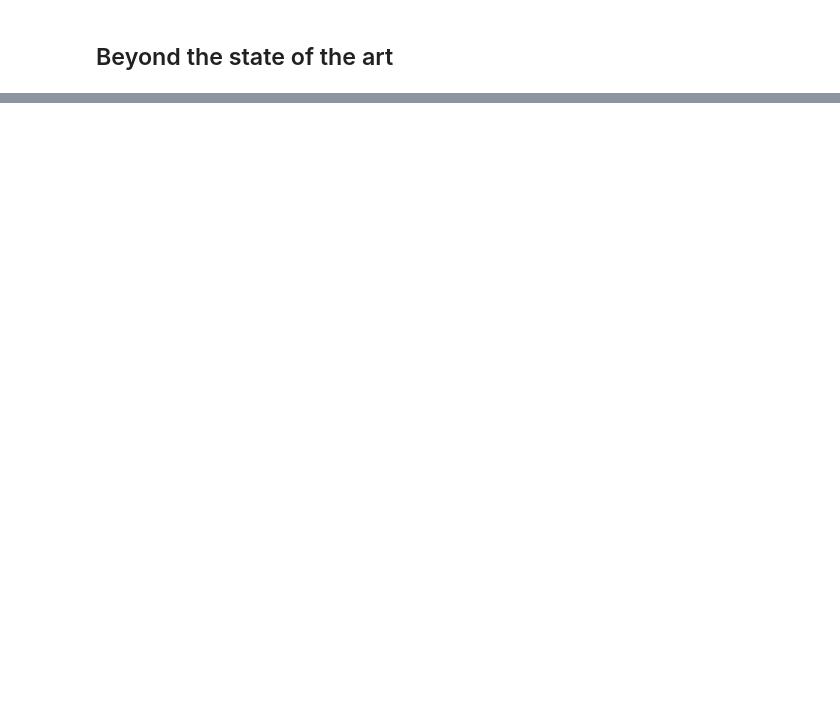
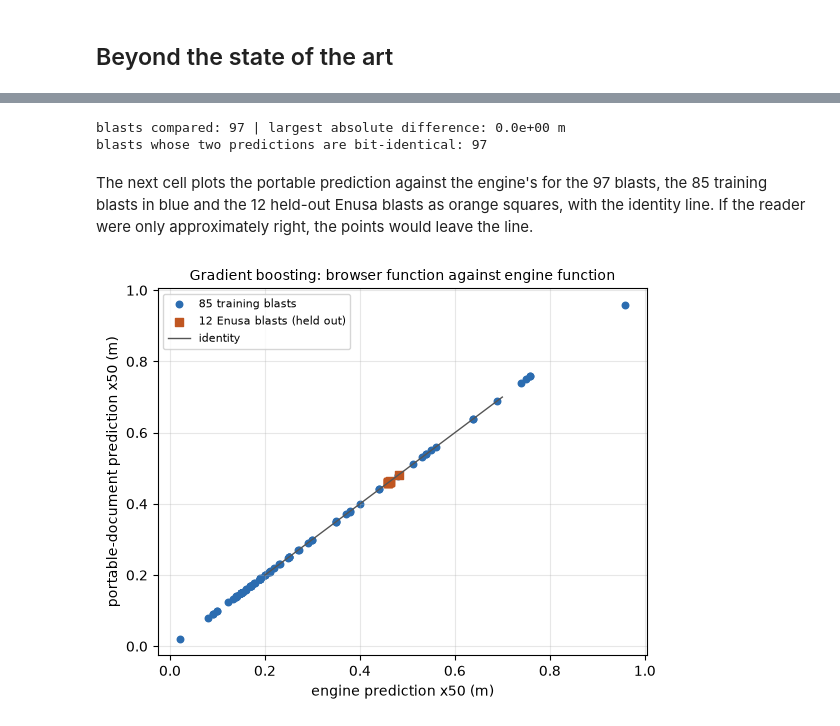
Before and after one commit to fsantibanezleal/CAOS_Fragmenta, a Jupyter notebook: notebooks/en/06-design-response/03-learned-arms-served-live-from-a-portable-document.ipynb, the cells around one changed output, grey strips where cells are left out. Cells and saved outputs as stored; diff of their text form; code cells hidden in the pictures; blank space fills up the shorter version.

```diff
--- a/notebooks/en/06-design-response/03-learned-arms-served-live-from-a-portable-document.ipynb
+++ b/notebooks/en/06-design-response/03-learned-arms-served-live-from-a-portable-document.ipynb
@@ -190,0 +124,28 @@ stacking    burden-tight                    0.4604        0.4604
+# %%
+# Evaluate the document with the reference reader on all 97 blasts and compare with the engine's own prediction
+engine = np.array([p.x50_m for p in model.predict(train)])
+portable = np.array([bf.predict_portable(document, blast)[0] for blast in train])
+residual = portable - engine
+print("blasts compared:", len(train), "| largest absolute difference:", f"{np.abs(residual).max():.1e}", "m")
+print("blasts whose two predictions are bit-identical:", int((residual == 0).sum()))
+# %% [output]
+blasts compared: 97 | largest absolute difference: 0.0e+00 m
+blasts whose two predictions are bit-identical: 97
+# %% [markdown]
+The next cell plots the portable prediction against the engine's for the 97 blasts, the 85 training blasts in blue and the 12 held-out Enusa blasts as orange squares, with the identity line. If the reader were only approximately right, the points would leave the line.
+# %%
+# Portable against engine prediction for all 97 blasts; orange: the campaign the model never saw
+unseen = np.array([blast.site == held_out_site for blast in train])
+fig, ax = plt.subplots(figsize=(5.8, 4.6))
+ax.scatter(engine[~unseen], portable[~unseen], s=22, color="#2b6cb0", label="85 training blasts")
+ax.scatter(engine[unseen], portable[unseen], s=30, marker="s", color="#c05621", label="12 Enusa blasts (held out)")
+ax.plot([0.2, 0.7], [0.2, 0.7], color="#555", lw=1, label="identity")
+ax.set_xlabel("engine prediction x50 (m)")
+ax.set_ylabel("portable-document prediction x50 (m)")
+ax.set_title("Gradient boosting: browser function against engine function", fontsize=10)
+ax.legend(fontsize=8)
+ax.grid(alpha=0.3)
+fig.tight_layout()
+plt.show()
+# %% [output]
+[figure, added]
```
Also changed, not shown: parts of 40 cells of this notebook, 5 other files.
